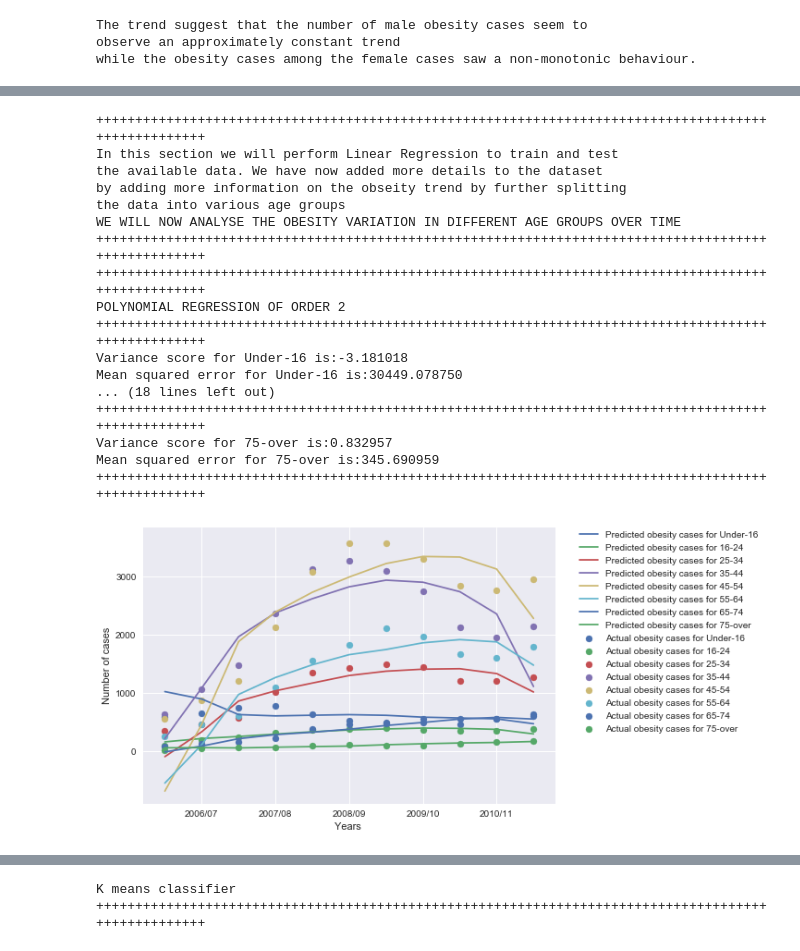
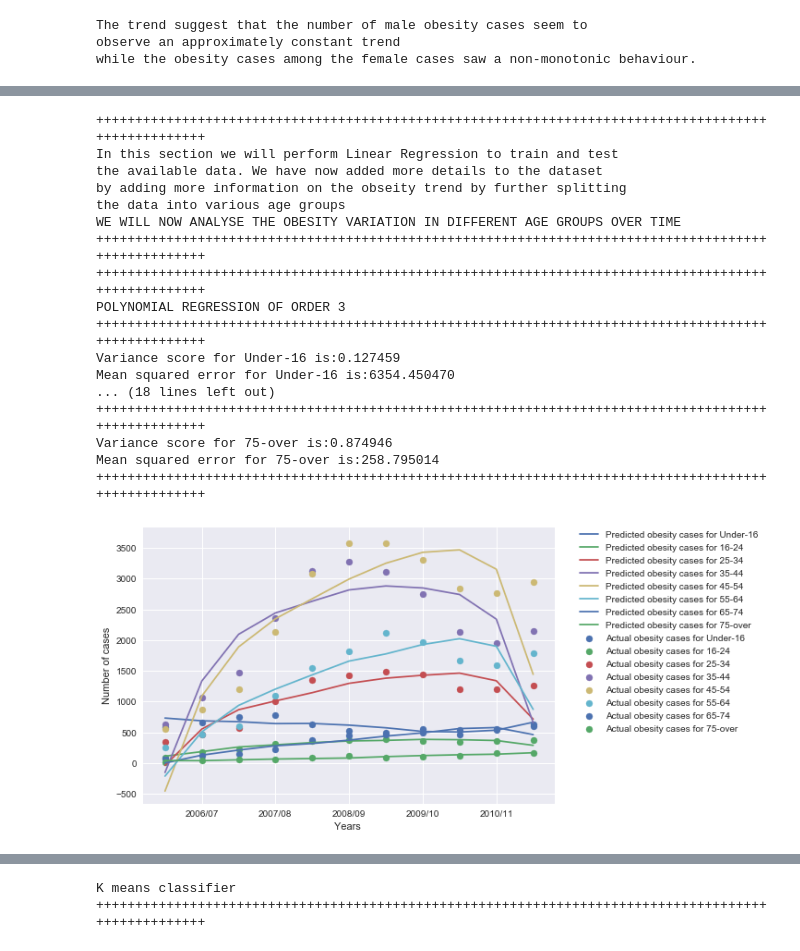
Before and after one commit to JoshiC27/Obesity_project, a Jupyter notebook: Obsesity_NHS.ipynb, the cells around one changed output, grey strips where cells are left out. Drawn from its saved outputs; the diff is of its cells as text; code cells hidden in the pictures.

```diff
--- a/Obsesity_NHS.ipynb
+++ b/Obsesity_NHS.ipynb
@@ -129,11 +129,12 @@ fet=0
 ax.plot(strx, strdata[fet,:], 'o',label=str(fet_lst[0])+" obese cases")
 ax.plot(strx, strdata[fet+int((np.shape(strpolydata)[0])/len(fet_lst)),:], 'o',label=str(fet_lst[1])+" obese cases")
 for index in range(int((np.shape(strpolydata)[0])/len(fet_lst))):
-    ax.plot(strpolyx, strpolydata[index,:],label="Fit for "+str(fet_lst[0])+" obese cases"+"of polynomial order "+str(poly_ord[index]))
+    ax.plot(strpolyx, strpolydata[index,:],label="Fit for "+str(fet_lst[0])\
+            +" obese cases"+"of polynomial order "+str(poly_ord[index]))
     skip_index=index+int((np.shape(strpolydata)[0])/len(fet_lst))
     ax.plot(strpolyx, strpolydata[skip_index,:],label="Fit for "+str(fet_lst[1])+" obese cases"+"of polynomial order "+str(poly_ord[skip_index]))
 
-ax.set_xticklabels(df1_clean.Year)
+#ax.set_xticklabels(df1_clean.Year)
 plt.xlabel("Years ")
 plt.ylabel("Number of cases")
 plt.legend(bbox_to_anchor=(1.05, 1), loc=2, borderaxespad=0.)
@@ -183,7 +186,7 @@ age_grp_list=list(df2_clean.columns[2:])
 agegrplist=list(df_1_2_clean.columns)[4:]
 print '+'*space
 str_age_df=pd.DataFrame()
-poly_order=2
+poly_order=3
 print "POLYNOMIAL REGRESSION OF ORDER "+str(poly_order)
 print '+'*space
 
@@ -214,7 +217,7 @@ for index in range(len(by_age)):
 
     # cross_val_predict returns an array of the same size as `y` where each entry
     # is a prediction obtained by cross validation:
-    nmax=10
+    nmax=11
     y=str_age_df[by_age[index]][:,np.newaxis]
     predicted = cross_val_predict(regr,str_age_df[fit_colmnslst], y, cv=nmax)
     scores = cross_val_score(regr,str_age_df[fit_colmnslst], y, cv=nmax)
@@ -227,36 +230,36 @@ for index in range(len(by_age)):
     #poly_y_pred = regr.predict(poly_X_test)
     print "Variance score for "+str(by_age[index])+" is:%1f"%\
     r2_score(y, predicted)
     print "Mean squared error for "+str(by_age[index])+" is:%1f"%\
     mean_squared_error(y, predicted)
     #print "Cross validation scores :"
     #display_scores(scores)
     print "+"*space
     ax.plot(str_age_df[fit_colmnslst]['dummy_year^1'],predicted,\
             label="Predicted obesity cases for "+str(by_age[index]))
     ax.scatter(str_age_df[fit_colmnslst]['dummy_year^1'],y,
                label="Actual obesity cases for "+str(by_age[index]))
 ax.set_xticklabels(df1_clean.Year)
 plt.xlabel("Years ")
 plt.ylabel("Number of cases")
 plt.legend(bbox_to_anchor=(1.05, 1), loc=2, borderaxespad=0.)
 plt.show()
 # %% [output]
 ++++++++++++++++++++++++++++++++++++++++++++++++++++++++++++++++++++++++++++++++++++++++++++++++++++
 In this section we will perform Linear Regression to train and test
 the available data. We have now added more details to the dataset
 by adding more information on the obseity trend by further splitting
 the data into various age groups
 WE WILL NOW ANALYSE THE OBESITY VARIATION IN DIFFERENT AGE GROUPS OVER TIME
 ++++++++++++++++++++++++++++++++++++++++++++++++++++++++++++++++++++++++++++++++++++++++++++++++++++
 ++++++++++++++++++++++++++++++++++++++++++++++++++++++++++++++++++++++++++++++++++++++++++++++++++++
-POLYNOMIAL REGRESSION OF ORDER 2
+POLYNOMIAL REGRESSION OF ORDER 3
 ++++++++++++++++++++++++++++++++++++++++++++++++++++++++++++++++++++++++++++++++++++++++++++++++++++
-Variance score for Under-16 is:-3.181018
-Mean squared error for Under-16 is:30449.078750
+Variance score for Under-16 is:0.127459
+Mean squared error for Under-16 is:6354.450470
 ... (18 lines left out)
 ++++++++++++++++++++++++++++++++++++++++++++++++++++++++++++++++++++++++++++++++++++++++++++++++++++
-Variance score for 75-over is:0.832957
-Mean squared error for 75-over is:345.690959
+Variance score for 75-over is:0.874946
+Mean squared error for 75-over is:258.795014
 ++++++++++++++++++++++++++++++++++++++++++++++++++++++++++++++++++++++++++++++++++++++++++++++++++++
-[figure, old version]
+[figure, new version]
```
Also changed, not shown: parts of 4 cells of this notebook, 1 other file.
